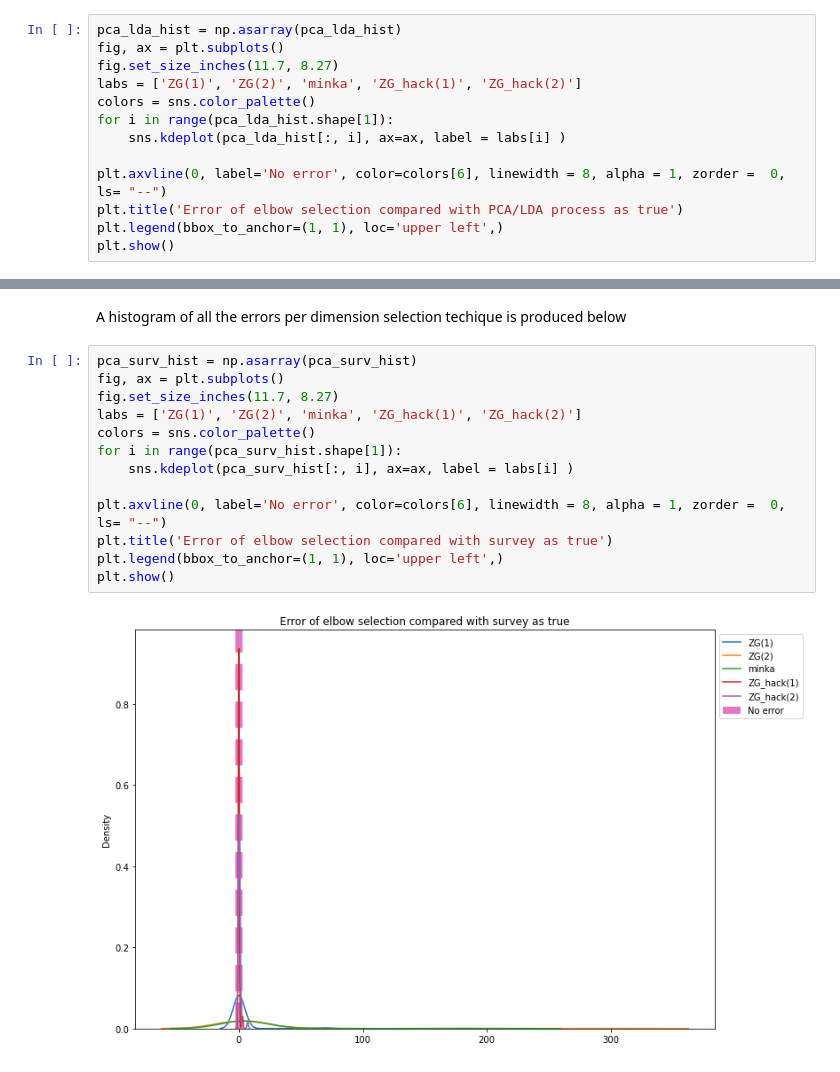
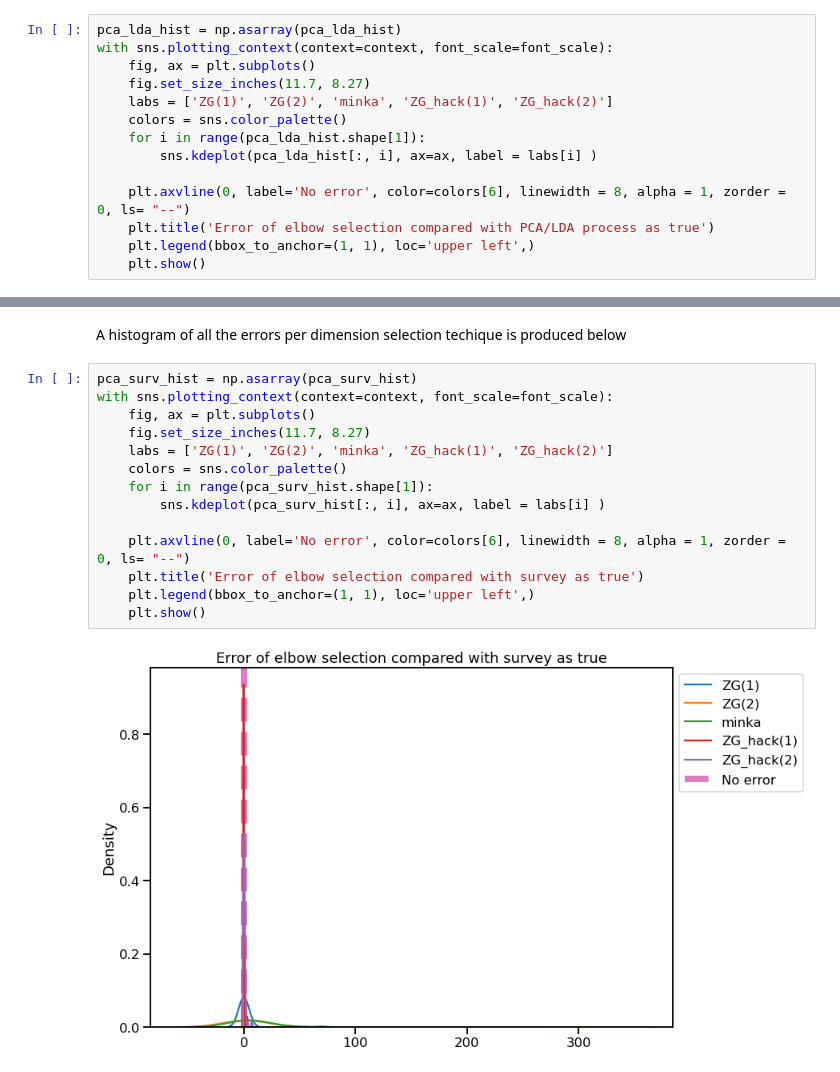
Before and after one commit to neurodata/notebooks, a Jupyter notebook: _notebooks/2021-04-28-real-data-minka-zg-comparison.ipynb, the cells around one changed output, grey strips where cells are left out. Drawn from its saved outputs; the diff is of its cells as text.

```diff
--- a/_notebooks/2021-04-28-real-data-minka-zg-comparison.ipynb
+++ b/_notebooks/2021-04-28-real-data-minka-zg-comparison.ipynb
@@ -412,15 +428,16 @@ f.show()
 A histogram of all the errors per dimension selection techique is produced below
 # %%
 pca_lda_hist = np.asarray(pca_lda_hist)
-fig, ax = plt.subplots()
-fig.set_size_inches(11.7, 8.27)
-labs = ['ZG(1)', 'ZG(2)', 'minka', 'ZG_hack(1)', 'ZG_hack(2)']
-colors = sns.color_palette()
-for i in range(pca_lda_hist.shape[1]):
-    sns.kdeplot(pca_lda_hist[:, i], ax=ax, label = labs[i] )
+with sns.plotting_context(context=context, font_scale=font_scale):
+    fig, ax = plt.subplots()
+    fig.set_size_inches(11.7, 8.27)
+    labs = ['ZG(1)', 'ZG(2)', 'minka', 'ZG_hack(1)', 'ZG_hack(2)']
+    colors = sns.color_palette()
+    for i in range(pca_lda_hist.shape[1]):
+        sns.kdeplot(pca_lda_hist[:, i], ax=ax, label = labs[i] )
 
-plt.axvline(0, label='No error', color=colors[6], linewidth = 8, alpha = 1, zorder =  0, ls= "--")
-plt.title('Error of elbow selection compared with PCA/LDA process as true')
-plt.legend(bbox_to_anchor=(1, 1), loc='upper left',)
-plt.show()
+    plt.axvline(0, label='No error', color=colors[6], linewidth = 8, alpha = 1, zorder =  0, ls= "--")
+    plt.title('Error of elbow selection compared with PCA/LDA process as true')
+    plt.legend(bbox_to_anchor=(1, 1), loc='upper left',)
+    plt.show()
 # %% [output]
@@ -460,16 +483,17 @@ plt.axhline(y=0, color='r', linestyle='-')
 A histogram of all the errors per dimension selection techique is produced below
 # %%
 pca_surv_hist = np.asarray(pca_surv_hist)
-fig, ax = plt.subplots()
-fig.set_size_inches(11.7, 8.27)
-labs = ['ZG(1)', 'ZG(2)', 'minka', 'ZG_hack(1)', 'ZG_hack(2)']
-colors = sns.color_palette()
-for i in range(pca_surv_hist.shape[1]):
-    sns.kdeplot(pca_surv_hist[:, i], ax=ax, label = labs[i] )
+with sns.plotting_context(context=context, font_scale=font_scale):
+    fig, ax = plt.subplots()
+    fig.set_size_inches(11.7, 8.27)
+    labs = ['ZG(1)', 'ZG(2)', 'minka', 'ZG_hack(1)', 'ZG_hack(2)']
+    colors = sns.color_palette()
+    for i in range(pca_surv_hist.shape[1]):
+        sns.kdeplot(pca_surv_hist[:, i], ax=ax, label = labs[i] )
 
-plt.axvline(0, label='No error', color=colors[6], linewidth = 8, alpha = 1, zorder =  0, ls= "--")
-plt.title('Error of elbow selection compared with survey as true')
-plt.legend(bbox_to_anchor=(1, 1), loc='upper left',)
-plt.show()
+    plt.axvline(0, label='No error', color=colors[6], linewidth = 8, alpha = 1, zorder =  0, ls= "--")
+    plt.title('Error of elbow selection compared with survey as true')
+    plt.legend(bbox_to_anchor=(1, 1), loc='upper left',)
+    plt.show()
 # %% [output]
-[figure, old version]
+[figure, new version]
```
Also changed, not shown: parts of 4 cells of this notebook.
